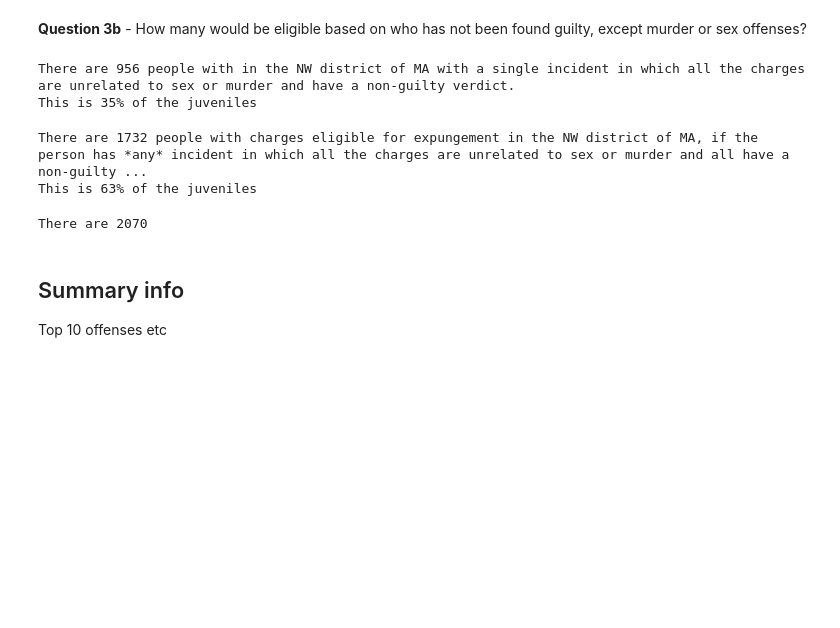
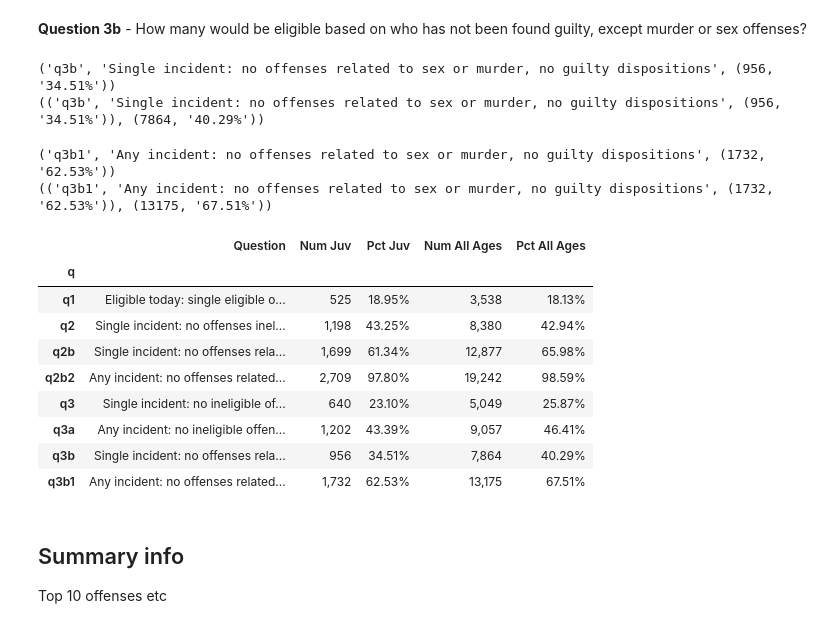
Before and after one commit to codeforboston/clean-slate-data, a Jupyter notebook: analyses/notebooks/How many expungable.ipynb, the cells around one changed output. Saved outputs shown, nothing was run; the diff lists cells and outputs as text; code cells hidden in the pictures; blank space fills up the shorter version.

Commit message:
put outputs in a table; run all q's for all ages

```diff
--- a/analyses/notebooks/How many expungable.ipynb
+++ b/analyses/notebooks/How many expungable.ipynb
@@ -691,57 +598,65 @@ x = nw.loc[
     (nw['Incidents'] == 1) &
     (nw['Incident_Guilty'] == False) &
     (nw['Incident_Murder_Sex'] == False) &
-    (~nw['Age at Offense'].isnull()) &
     (nw['Age at Offense']<21)
 ]
 
-People_eligible = x['Person ID'].nunique()
+q3b = 'q3b', 'Single incident: no offenses related to sex or murder, no guilty dispositions', eligible_juvs(x)
+print(q3b)
 
-print("There are", People_eligible,
-      "people with in the NW district of MA with a single incident" +
-      " in which all the charges are unrelated to sex or murder and have a non-guilty verdict.")
-print(f"This is {People_eligible / Number_Juvenile:.0%} of the juveniles")
-
-#date_range(x)
+#all ages
+x = nw.loc[
+    (nw['Incidents'] == 1) &
+    (nw['Incident_Guilty'] == False) &
+    (nw['Incident_Murder_Sex'] == False)
+]
+q3b = q3b, eligible_all_ages(x)
+print(q3b)
 # %% [output]
-There are 956 people with in the NW district of MA with a single incident in which all the charges are unrelated to sex or murder and have a non-guilty verdict.
-This is 35% of the juveniles
+('q3b', 'Single incident: no offenses related to sex or murder, no guilty dispositions', (956, '34.51%'))
+(('q3b', 'Single incident: no offenses related to sex or murder, no guilty dispositions', (956, '34.51%')), (7864, '40.29%'))
 # %%
 #Remove incident limitation. People with any incident in which no charges are related to sex or murder nor are found guilty.
 
 x = nw.loc[
     (nw['Incident_Guilty'] == False) &
     (nw['Incident_Murder_Sex'] == False) &
-    (~nw['Age at Offense'].isnull()) &
     (nw['Age at Offense']<21)
 ]
 
-People_eligible = x['Person ID'].nunique()
+q3b1 = 'q3b1', 'Any incident: no offenses related to sex or murder, no guilty dispositions', eligible_juvs(x)
+print(q3b1)
 
-print("There are", People_eligible,
-      "people with charges eligible for expungement in the NW district of MA, if the person has *any* incident" +
-      " in which all the charges are unrelated to sex or murder and all have a non-guilty verdict.")
-print(f"This is {People_eligible / Number_Juvenile:.0%} of the juveniles")
+#all ages
+x = nw.loc[
+    (nw['Incident_Guilty'] == False) &
+    (nw['Incident_Murder_Sex'] == False)
+]
+q3b1 = q3b1, eligible_all_ages(x)
+print(q3b1)
 # %% [output]
-There are 1732 people with charges eligible for expungement in the NW district of MA, if the person has *any* incident in which all the charges are unrelated to sex or murder and all have a non-guilty ...
-This is 63% of the juveniles
+('q3b1', 'Any incident: no offenses related to sex or murder, no guilty dispositions', (1732, '62.53%'))
+(('q3b1', 'Any incident: no offenses related to sex or murder, no guilty dispositions', (1732, '62.53%')), (13175, '67.51%'))
-# %%
-#Remove full-incident limitation.
-#People with any offenses that are not guilty and not murder or sex related.
-
-x = nw.loc[
-    (nw['guilty'] == False) &
-    (nw['murder'] == False) &
-    (nw['sex'] == False) &
-    (~nw['Age at Offense'].isnull()) &
-    (nw['Age at Offense']<21)
-]
-
-People_eligible = x['Person ID'].nunique()
-
-print("There are", People_eligible)
-# %% [output]
-There are 2070
+# %%
+a = [q1, q2, q2b, q2b2, q3, q3a, q3b, q3b1]
+ans = pd.DataFrame(a)
+ans = pd.DataFrame(a , columns = ['A', 'B'])
+ans[['q', 'Question', 'Juv']] = pd.DataFrame(ans['A'].tolist())
+ans[['Num Juv', 'Pct Juv']] = pd.DataFrame(ans['Juv'].tolist())
+ans[['Num All Ages', 'Pct All Ages']] = pd.DataFrame(ans['B'].tolist())
+ans = ans[['q', 'Question', 'Num Juv', 'Pct Juv', 'Num All Ages', 'Pct All Ages']].set_index('q')
+ans.style.format({'Num Juv':'{:,}', 'Num All Ages':'{:,}'})
+# %% [output]
+|  | Question | Num Juv | Pct Juv | Num All Ages | Pct All Ages |
+| q |  |  |  |  |  |
+| q1 | Eligible today: single eligible o... | 525 | 18.95% | 3,538 | 18.13% |
+| q2 | Single incident: no offenses inel... | 1,198 | 43.25% | 8,380 | 42.94% |
+| q2b | Single incident: no offenses rela... | 1,699 | 61.34% | 12,877 | 65.98% |
+| q2b2 | Any incident: no offenses related... | 2,709 | 97.80% | 19,242 | 98.59% |
+| q3 | Single incident: no ineligible of... | 640 | 23.10% | 5,049 | 25.87% |
+| q3a | Any incident: no ineligible offen... | 1,202 | 43.39% | 9,057 | 46.41% |
+| q3b | Single incident: no offenses rela... | 956 | 34.51% | 7,864 | 40.29% |
+| q3b1 | Any incident: no offenses related... | 1,732 | 62.53% | 13,175 | 67.51% |
 # %% [markdown]
 ## Summary info
 Top 10 offenses etc
```
Also changed, not shown: parts of 20 cells of this notebook.
